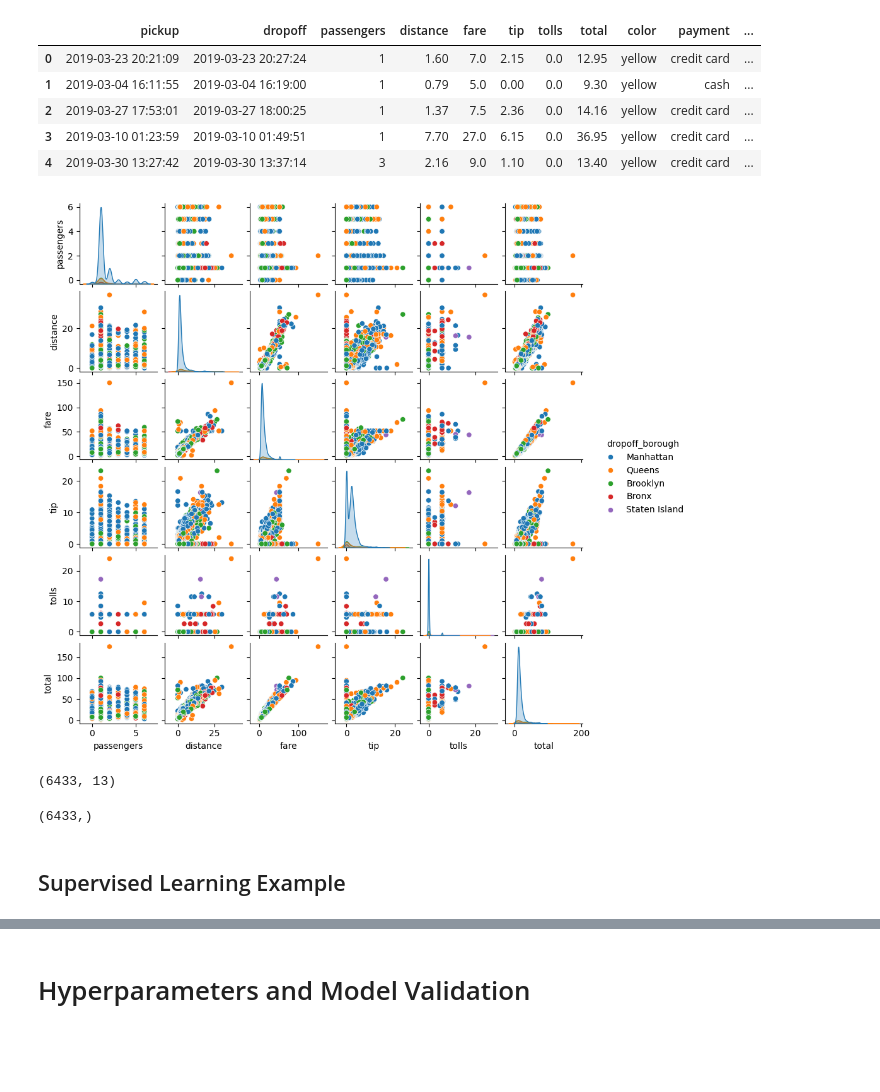
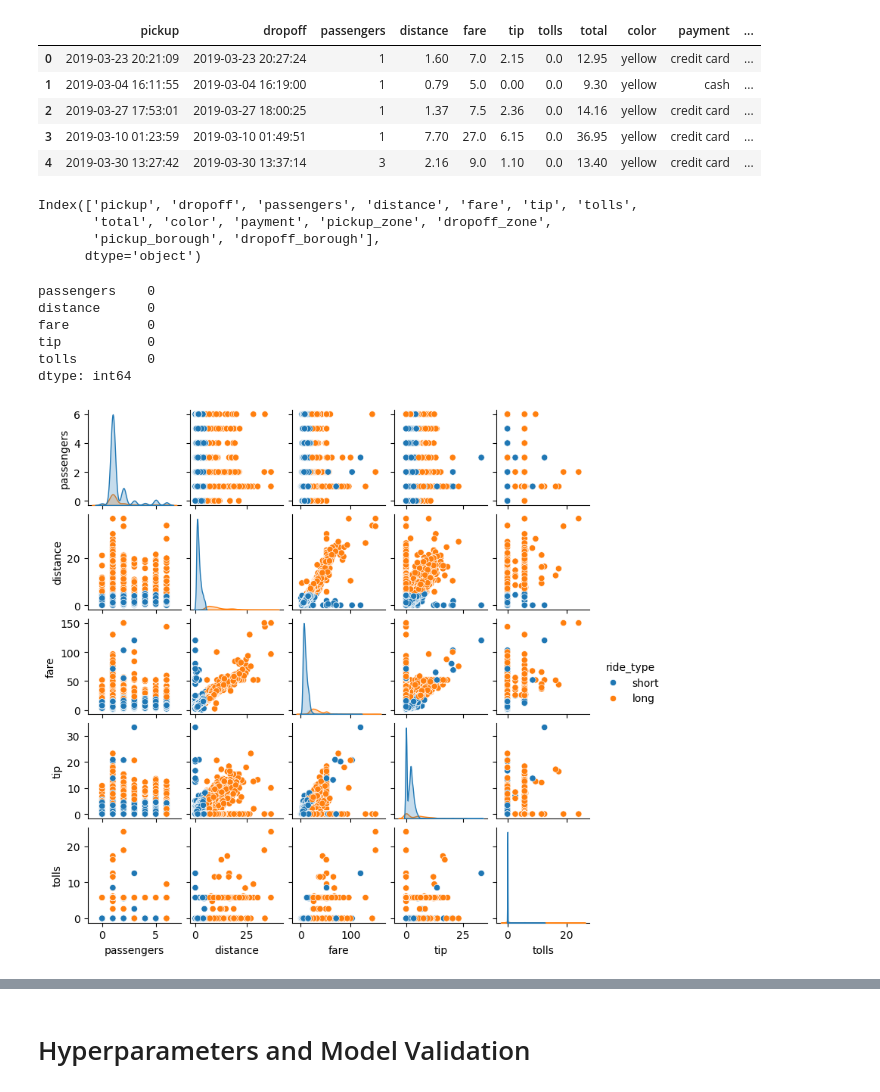
Before and after one commit to ZacharyCone7/SSE591_Week5, a Jupyter notebook: Week 5 examples.ipynb, the cells around one changed output, grey strips where cells are left out. Cells and saved outputs as stored; diff of their text form; code cells hidden in the pictures; blank space fills up the shorter version.

```diff
--- a/Week 5 examples.ipynb
+++ b/Week 5 examples.ipynb
@@ -16,22 +18,33 @@ taxis.head()
 | 2 | 2019-03-27 17:53:01 | 2019-03-27 18:00:25 | 1 | 1.37 | 7.5 | 2.36 | 0.0 | 14.16 | yellow | credit card | ... |
 | 3 | 2019-03-10 01:23:59 | 2019-03-10 01:49:51 | 1 | 7.70 | 27.0 | 6.15 | 0.0 | 36.95 | yellow | credit card | ... |
 | 4 | 2019-03-30 13:27:42 | 2019-03-30 13:37:14 | 3 | 2.16 | 9.0 | 1.10 | 0.0 | 13.40 | yellow | credit card | ... |
+# %%
+taxis.columns
+# %% [output]
+Index(['pickup', 'dropoff', 'passengers', 'distance', 'fare', 'tip', 'tolls',
+       'total', 'color', 'payment', 'pickup_zone', 'dropoff_zone',
+       'pickup_borough', 'dropoff_borough'],
+      dtype='object')
+# %%
+taxis = taxis.drop(columns=['pickup', 'dropoff', 'total', 'color', 'payment', 'pickup_zone', 'dropoff_zone', 'pickup_borough', 'dropoff_borough'])
+
+print(taxis.isnull().sum())
+# %% [output]
+passengers    0
+distance      0
+fare          0
+tip           0
+tolls         0
+dtype: int64
+# %%
+taxis['ride_type'] = taxis['distance'].apply(lambda x: 'short' if x < 5 else 'long')
 # %%
-sns.pairplot(taxis, hue='dropoff_borough', height=1.5);
+sns.pairplot(taxis, hue='ride_type', height=1.5);
 # %% [output]
-[figure, old version]
+[figure, new version]
 # %%
-X_taxis = taxis.drop('dropoff_borough', axis=1)
-X_taxis.shape
+X_taxis = taxis.drop('ride_type',axis=1)
+y_taxis = taxis['ride_type']
-# %% [output]
-(6433, 13)
-# %%
-y_taxis = taxis['dropoff_borough']
-y_taxis.shape
-# %% [output]
-(6433,)
-# %% [markdown]
-## Supervised Learning Example
 # %%
 from sklearn.model_selection import train_test_split
 Xtrain, Xtest, ytrain, ytest = train_test_split(X_taxis, y_taxis,
```
Also changed, not shown: parts of 45 cells of this notebook, 1 other file.
